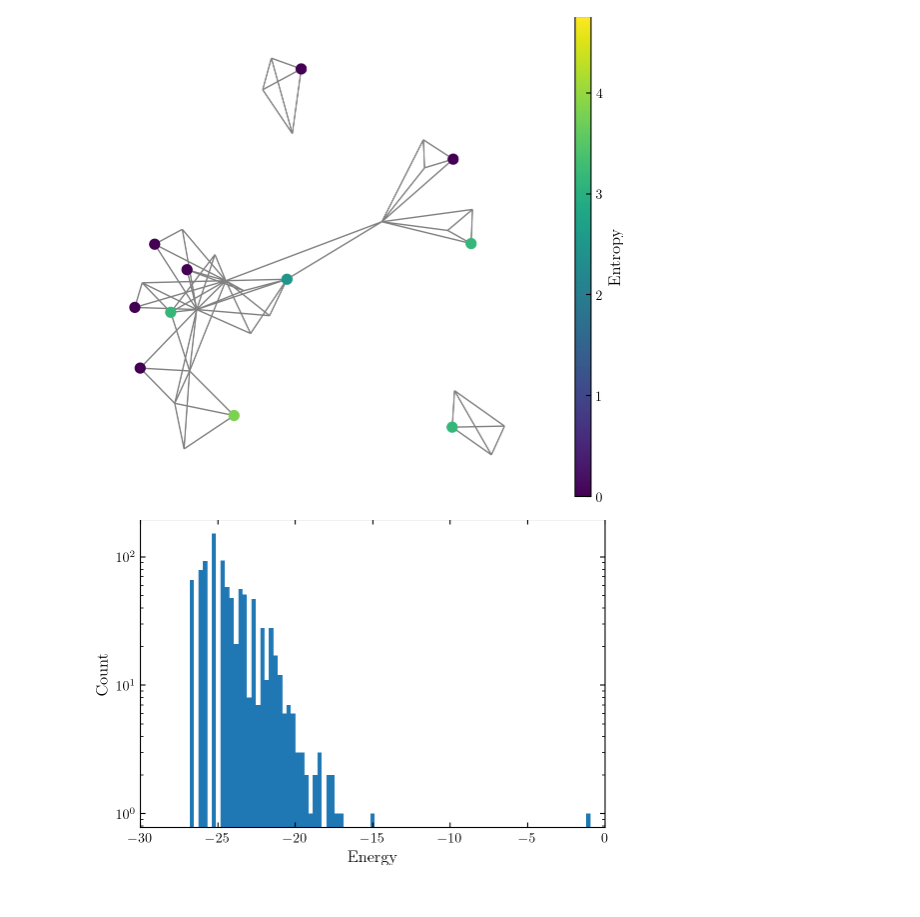
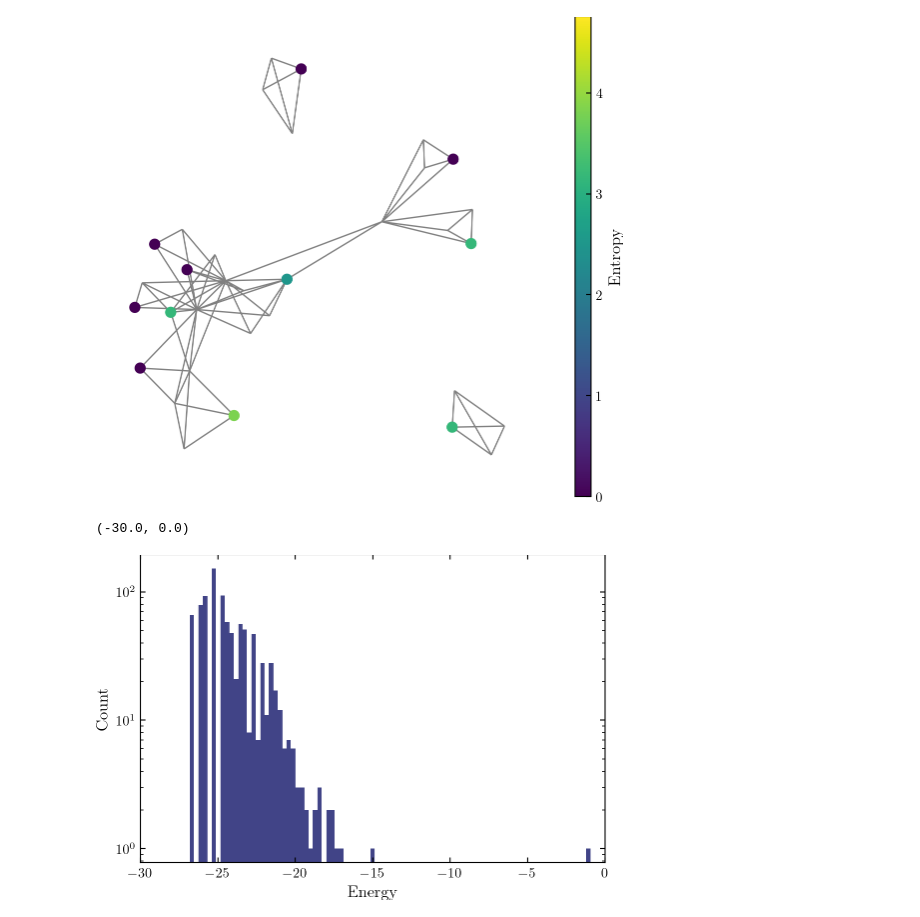
Before and after one commit to KirbyZX/PHYS4213, a Jupyter notebook: Notebooks/DataAnalysis.ipynb, the cells around one changed output. Cells and saved outputs as stored; diff of their text form; code cells hidden in the pictures.

Commit message:
Introduce colour enum and update figure colours

```diff
--- a/Notebooks/DataAnalysis.ipynb
+++ b/Notebooks/DataAnalysis.ipynb
@@ -63,10 +67,13 @@ plt.gca().set_aspect('equal', "box")
 # %%
+# Solution histogram
+
 plt.figure(figsize=(6,4))
-plt.hist(df["energy"], bins=200, log=True, color="tab:blue")
+plt.hist(df["energy"], bins=200, log=True, color=V.NAVY.value)
 plt.xlabel("Energy")
 plt.ylabel("Count")
 plt.xlim(-30,0)
-plt.savefig("..\Figures\histogram.pdf", pad_inches=0, bbox_inches="tight")
+#plt.savefig("..\Figures\histogram.pdf", pad_inches=0, bbox_inches="tight")
 # %% [output]
+(-30.0, 0.0)
-[figure, old version]
+[figure, new version]
 # %%
```
Also changed, not shown: parts of 8 cells of this notebook, 11 other files.
